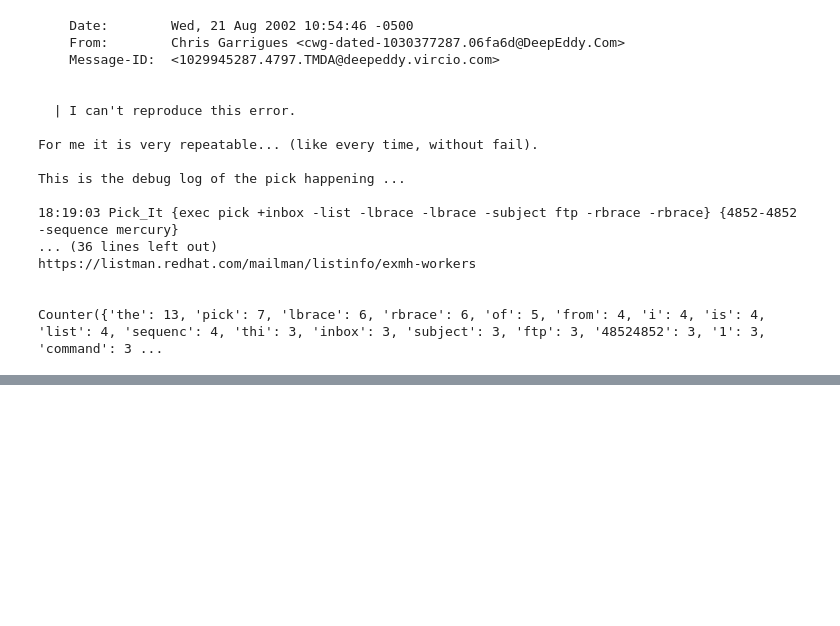
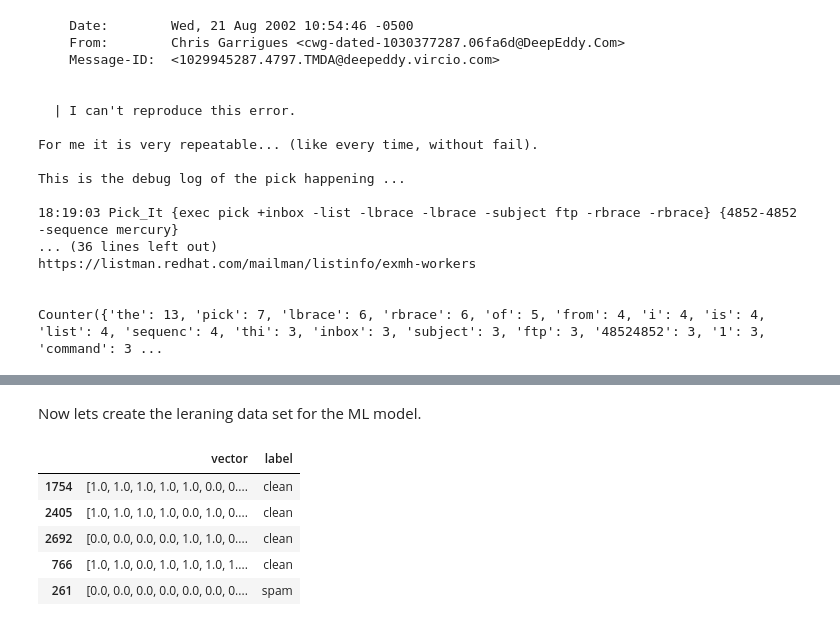
Before and after one commit to Fryzu/spam-mails-classification, a Jupyter notebook: notebook.ipynb, the cells around one changed output, grey strips where cells are left out. Drawn from its saved outputs; the diff is of its cells as text; code cells hidden in the pictures; blank space fills up the shorter version.

Commit message:
Finished data prepare

```diff
--- a/notebook.ipynb
+++ b/notebook.ipynb
@@ -249,11 +245,22 @@ remove_punctuation("test. test. test?")
 'test test test'
 # %%
 import re
-
+import tqdm
+import numpy as np
 
 class Tokenizer:
-    def __init__(self, vocabulary_size=1000):
+    def __init__(self, text_leraning_set, vocabulary_size=1000):
         self._dictionary = {}
+        self._words_count = Counter()
+        global_words_count = Counter()
+        for email in tqdm.tqdm(text_leraning_set):
+            email_word_count = self.get_words_counter(email)
+            self._words_count += email_word_count
+        most_frequent = self._words_count.most_common(vocabulary_size)
+
+        for idx, element in enumerate(most_frequent):
+            word, _ = element
+            self._dictionary[word] = idx
 
     def clean_text(self, text):
         """ Prepares the text and returns the list of stemmed words """
@@ -269,7 +276,15 @@ class Tokenizer:
         text = self.clean_text(text)
         return Counter(text)
 
-    def fit(self, emails):
-        pass
+    def transform(self, text):
+        text = self.clean_text(text)
+        words_list = self._dictionary.keys()
+        result_vector = np.zeros(len(self._dictionary))
+        for word in text:
+            if word in words_list:
+                index = self._dictionary[word]
+                result_vector[index] = 1
+        return result_vector
 
-tokenizer = Tokenizer()
+
+test_tokenizer = Tokenizer(["Example test sentence one", "here is another", "and next one", "Last sentence"])
@@ -300,0 +353,24 @@ Counter({'the': 13, 'pick': 7, 'lbrace': 6, 'rbrace': 6, 'of': 5, 'from': 4, 'i'
+# %% [markdown]
+Now lets create the leraning data set for the ML model.
+# %%
+import pandas as pd
+
+all_emails = [*spam_emails, *clean_emails]
+tokenizer = Tokenizer(all_emails)
+
+vectors = [tokenizer.transform(email) for email in all_emails]
+labels = ["spam" for _ in spam_emails]+["clean" for _ in clean_emails]
+# %%
+df = pd.DataFrame({"vector": vectors, "label": labels})
+# %%
+from sklearn.utils import shuffle
+
+df = shuffle(df)
+df.head()
+# %% [output]
+|  | vector | label |
+| 1754 | [1.0, 1.0, 1.0, 1.0, 1.0, 0.0, 0.... | clean |
+| 2405 | [1.0, 1.0, 1.0, 1.0, 0.0, 1.0, 0.... | clean |
+| 2692 | [0.0, 0.0, 0.0, 0.0, 1.0, 1.0, 0.... | clean |
+| 766 | [1.0, 1.0, 0.0, 1.0, 1.0, 1.0, 1.... | clean |
+| 261 | [0.0, 0.0, 0.0, 0.0, 0.0, 0.0, 0.... | spam |
```
Also changed, not shown: parts of 11 cells of this notebook.
